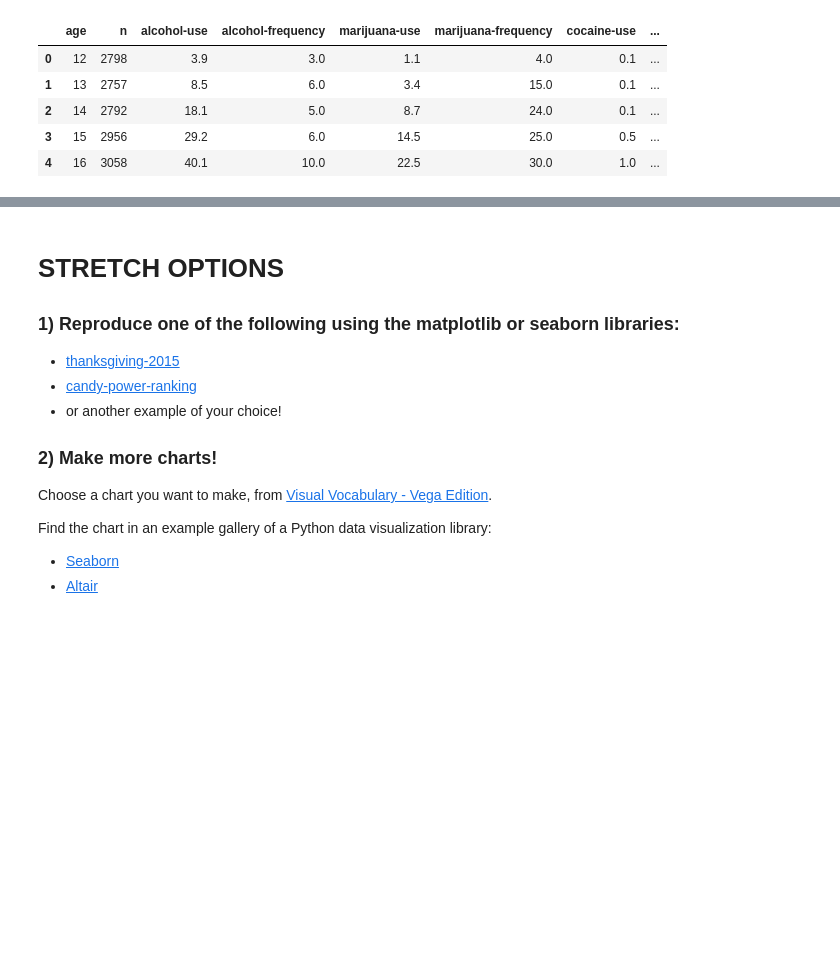
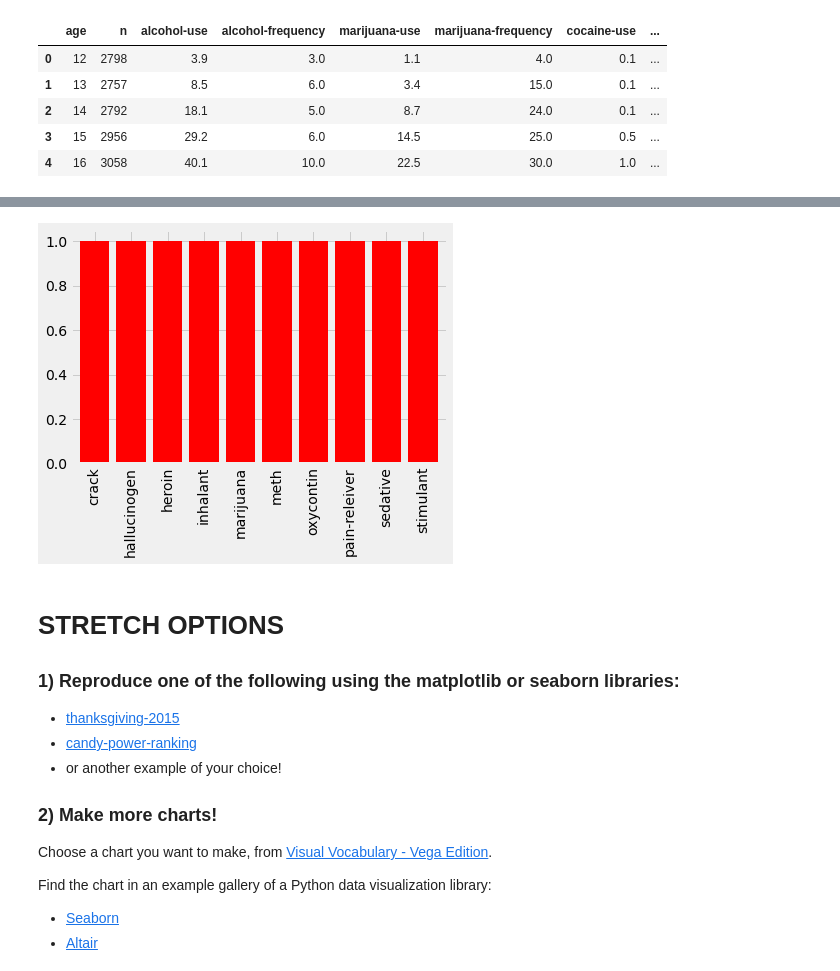
Before and after one commit to bloominstituteoftechnology/DS-Assignment-Submission-Practice-Repository, a Jupyter notebook: SHIMA_DAOUD_LS_DS17_114_Make_Explanatory_Visualizations_Assignment.ipynb, the cells around one changed output, grey strips where cells are left out. Saved outputs shown, nothing was run; the diff lists cells and outputs as text; code cells hidden in the pictures; blank space fills up the shorter version.

```diff
--- a/SHIMA_DAOUD_LS_DS17_114_Make_Explanatory_Visualizations_Assignment.ipynb
+++ b/SHIMA_DAOUD_LS_DS17_114_Make_Explanatory_Visualizations_Assignment.ipynb
@@ -349,0 +355,15 @@ plt.show()
+# %%
+fake2 = pd.Series(['crack',
+                   'marijuana',
+                  'heroin',
+                'hallucinogen',
+               'inhalant',
+              'pain-releiver',
+            'oxycontin',
+          'stimulant',
+        'meth',
+    'sedative'])
+# %%
+fake2.value_counts().sort_index().plot.bar(color='red', width=0.8);
+# %% [output]
+[figure, added]
```
Also changed, not shown: parts of 13 cells of this notebook.
